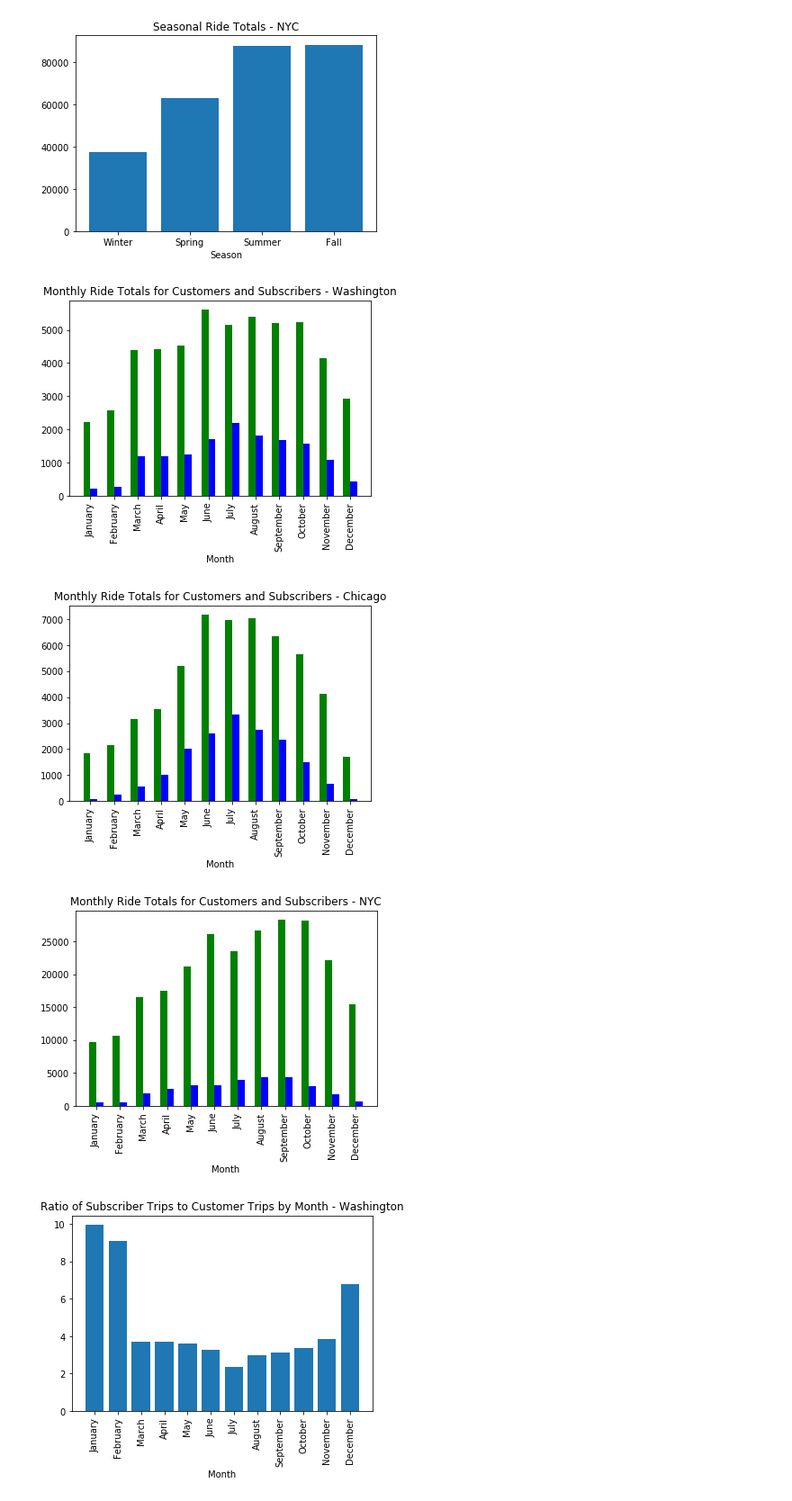
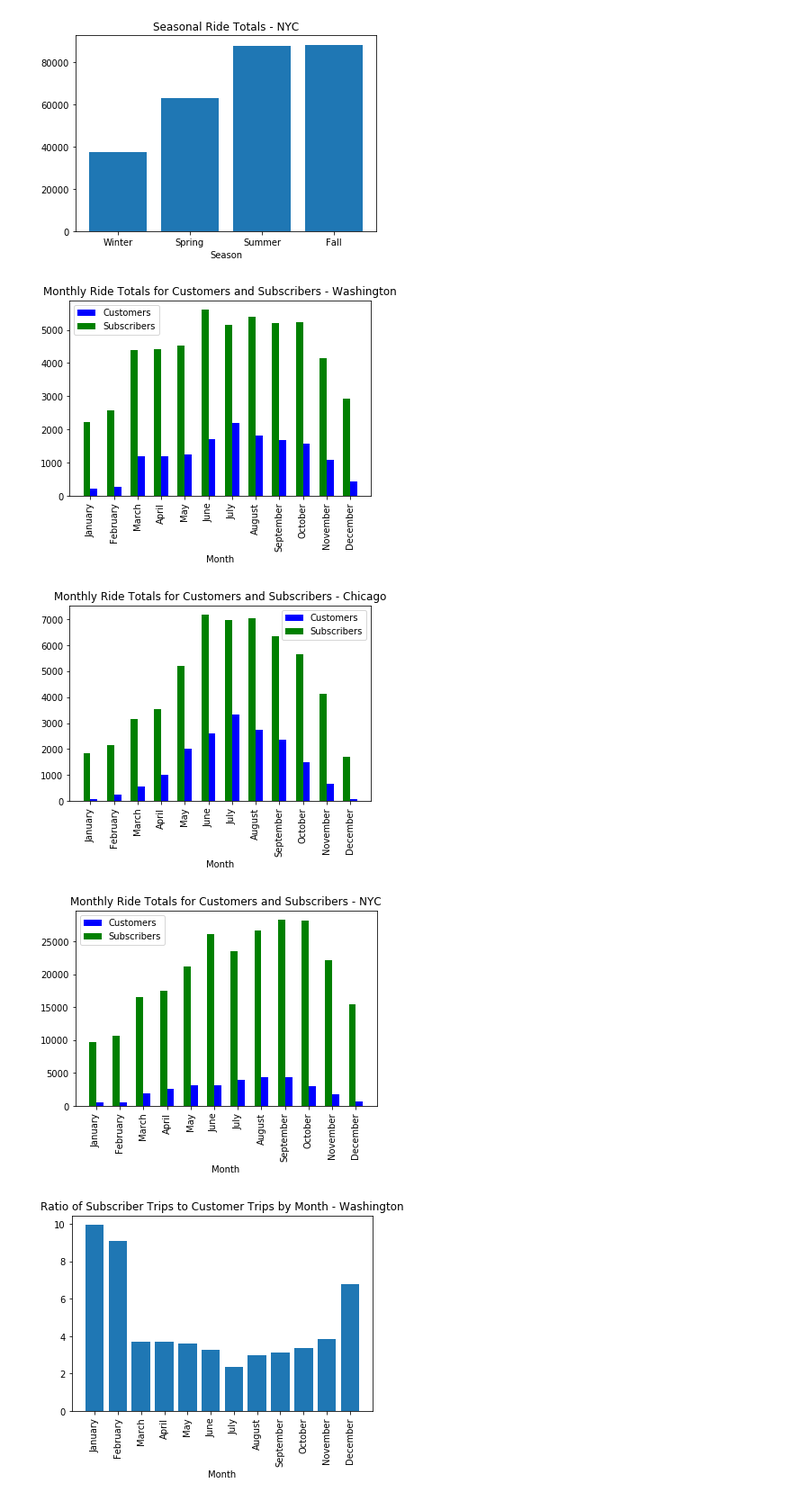
Before and after one commit to christielentz/DAND-Project-2, a Jupyter notebook: Bike_Share_Analysis.ipynb, the cells around one changed output. Shown at 90% size. Cells and saved outputs as stored; diff of their text form; code cells hidden in the pictures.

```diff
--- a/Bike_Share_Analysis.ipynb
+++ b/Bike_Share_Analysis.ipynb
@@ -665,20 +669,22 @@ for file in test_file:
 [figure]
 [figure]
 # %%
+#plot customer and subscriber data together to see trends
 for file in test_file:
     cust = rides_by_month(file, 'Customer')
     sub = rides_by_month(file, 'Subscriber')
 
     plt.bar(range(len(cust)), list(cust.values()), color = 'b', width = 0.3,align = 'edge')
     plt.bar(range(len(sub)), list(sub.values()), color = 'g', width = -0.3, align = 'edge')
     plt.xticks(range(len(cust)), list(cust.keys()), rotation = 'vertical')
     plt.xlabel('Month')
     plt.title('Monthly Ride Totals for Customers and Subscribers - {}'.format(city_name(file)))
+    plt.legend(['Customers','Subscribers'])
     plt.show()
 # %% [output]
-[figure, old version]
+[figure, new version]
-[figure, old version]
+[figure, new version]
-[figure, old version]
+[figure, new version]
 # %%
 def sub_to_cust(filename):
     """
```
Also changed, not shown: parts of 2 cells of this notebook, 1 other file.
